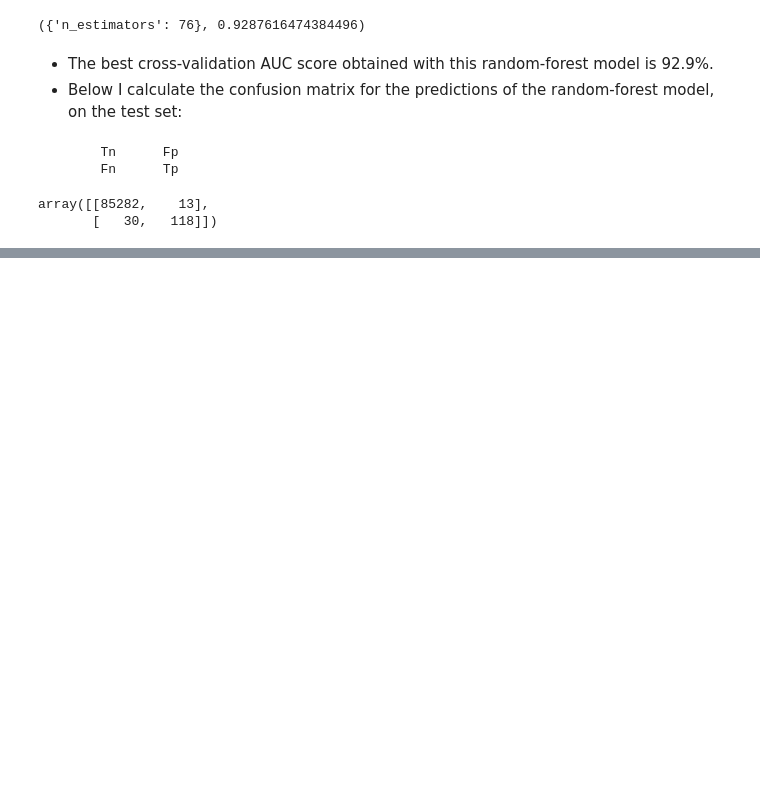
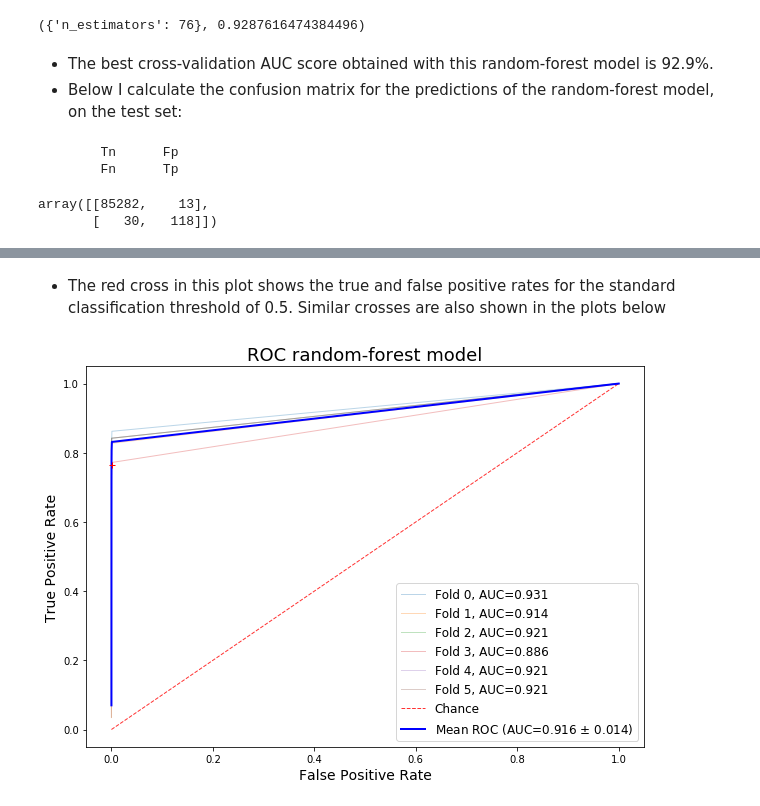
Before and after one commit to leoEspin/CHDI, a Jupyter notebook: CHDI dataset.ipynb, the cells around one changed output, grey strips where cells are left out. Cells and saved outputs as stored; diff of their text form; code cells hidden in the pictures; blank space fills up the shorter version.

```diff
--- a/CHDI dataset.ipynb
+++ b/CHDI dataset.ipynb
@@ -371,0 +418,44 @@ thresholds=np.linspace(0,1,15)
+# %% [markdown]
+* The red cross in this plot shows the true and false positive rates for the standard classification threshold of 0.5. Similar crosses are also shown in the plots below
+# %%
+forest = RandomForestClassifier(random_state=seed,n_estimators=76)
+# %%
+plt.figure(figsize=(10,7))
+tpr_forest=[]
+fpr_forest=[]
+aucs_forest=[]
+counter=0
+for tr_fold, test_fold in benchCV.split(train_f[selected],train_f[target]):
+    forest.fit(train_f[selected].iloc[tr_fold],train_f[target].iloc[tr_fold])
+    probs=forest.predict_proba(train_f[selected].iloc[test_fold])[:,1]#prob of class 1
+    tpr,fpr=get_roc_curve(train_f[target].iloc[test_fold].values,probs,thresholds)
+    tpr_forest.append(tpr)
+    fpr_forest.append(fpr)
+    auc_fold=auc(fpr, tpr)
+    aucs_forest.append(auc_fold)
+    plt.plot(fpr,tpr,lw=1,alpha=0.3,
+             label='Fold {}, AUC={:.3f}'.format(counter,auc_fold))
+    #plt.plot(fpr[index],tpr[index],'r+');
+    counter+=1
+
+#chance curve
+plt.plot([0, 1], [0, 1],linestyle='--',lw=1, alpha=.8,
+         color='r',label='Chance')
+
+mean_tpr_f = np.mean(tpr_forest, axis=0)
+mean_fpr_f = np.mean(fpr_forest, axis=0)
+mean_auc_f = np.mean(aucs_forest)
+std_auc_f = np.std(aucs_forest)
+plt.plot(mean_fpr_f, mean_tpr_f,lw=2, color='b',
+         label='Mean ROC (AUC={:.3f} $\pm$ {:.3f})'.format(mean_auc_f, std_auc_f))
+
+#the cross shows the value corresponding to an standard threshold of 0.5
+index=np.where(thresholds ==0.5)[0][0]#assuming that 0.5 is present in thresholds
+plt.plot(mean_fpr_f[index],mean_tpr_f[index],'r+')
+
+plt.xlabel('False Positive Rate', fontsize=14)
+plt.ylabel('True Positive Rate', fontsize=14)
+plt.title('ROC random-forest model', fontsize=18)
+plt.legend(loc="lower right", prop={'size': 12});
+# %% [output]
+[figure, added]
```
Also changed, not shown: parts of 15 cells of this notebook.
